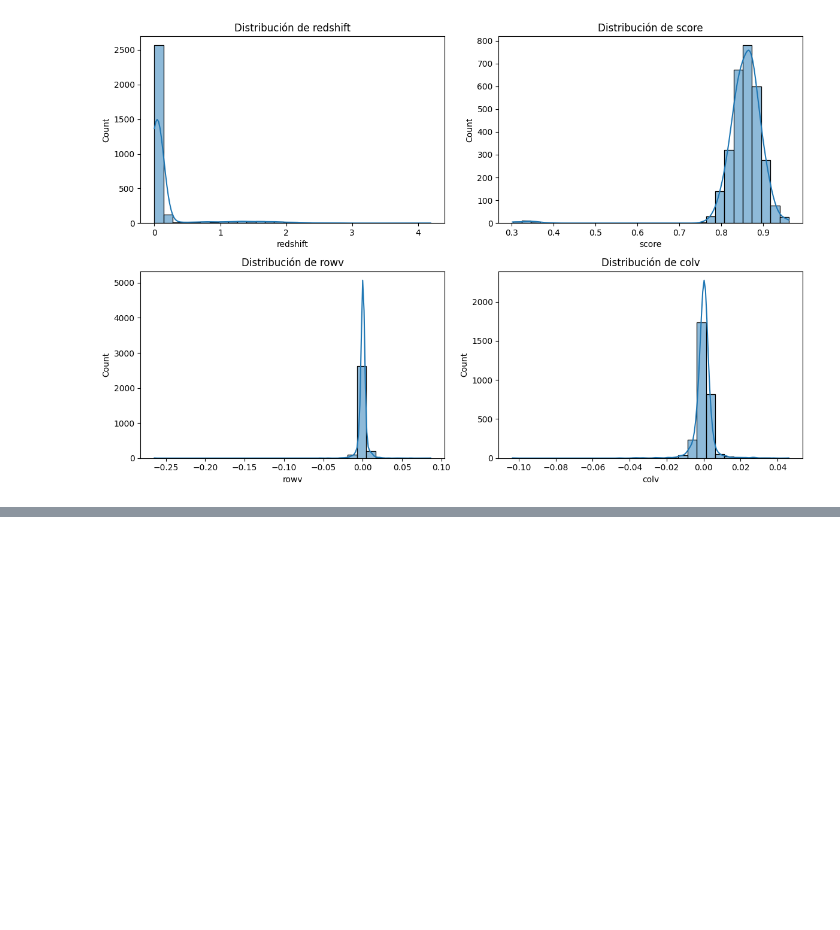
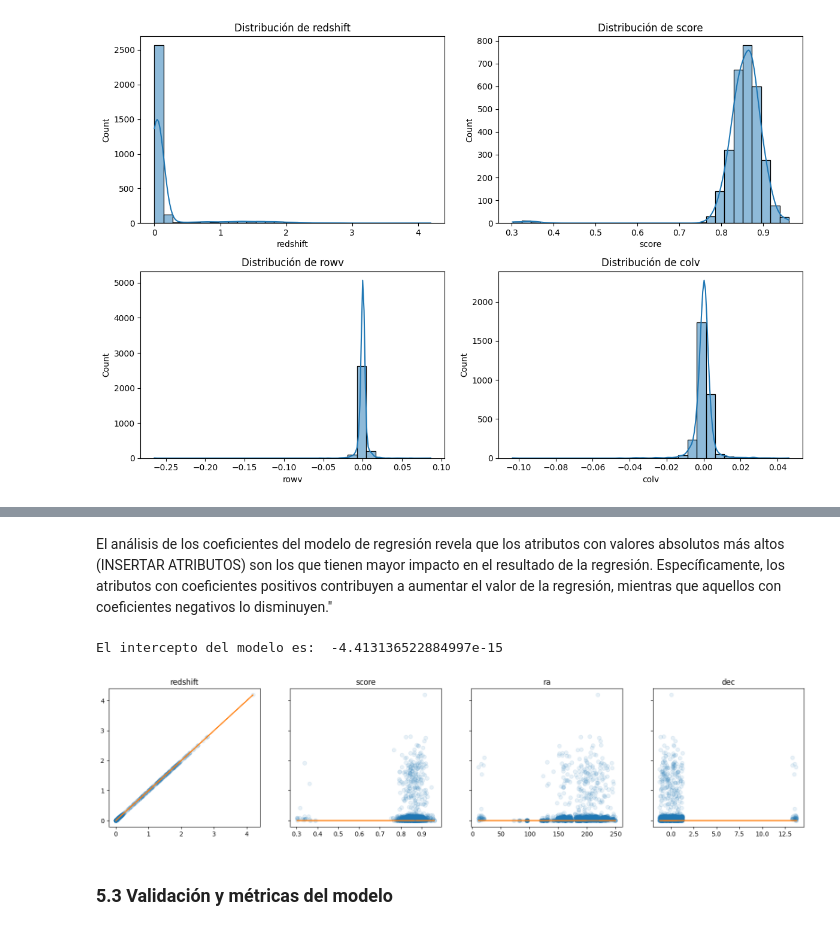
Before and after one commit to Paulina-A-V/Laboratorio, a Jupyter notebook: notebook lab 1.ipynb, the cells around one changed output, grey strips where cells are left out. Cells and saved outputs as stored; diff of their text form; code cells hidden in the pictures; blank space fills up the shorter version.

Commit message:
Modelo creado. Problemas con los resultados

```diff
--- a/notebook lab 1.ipynb
+++ b/notebook lab 1.ipynb
@@ -320,0 +336,9 @@ a.describe()
+# %%
+# Separamos el conjunto de datos etiquetado en dos partes: entrenamiento y prueba
+features= ["redshift","score","ra","dec"]
+
+X_train, X_test, y_train, y_test = train_test_split(a[features], a['redshift'], test_size = 0.2, random_state = 1)
+
+# Visualizamos las dimensiones de los conjuntos de datos
+X_train.shape, y_train.shape
+X_test.shape, y_test.shape
@@ -320,0 +349,4 @@ a.describe()
+# %%
+regression = LinearRegression()
+regression.fit(X_train, y_train)
+y_pred = regression.predict(X_train)
@@ -320,0 +365,22 @@ a.describe()
+# %% [markdown]
+El análisis de los coeficientes del modelo de regresión revela que los atributos con valores absolutos más altos (INSERTAR ATRIBUTOS) son los que tienen mayor impacto en el resultado de la regresión. Específicamente, los atributos con coeficientes positivos contribuyen a aumentar el valor de la regresión, mientras que aquellos con coeficientes negativos lo disminuyen."
+# %%
+# Se obtiene el intercepto de la regresión
+
+print("El intercepto del modelo es: ", regression.intercept_)
+f, axs = plt.subplots(1, len(features), sharey=True, figsize=(20, 4))
+
+for i in range(len(features)):
+    col = features[i]
+    x = X_train[col].astype(float)
+    m = regression.coef_[i]
+    b = regression.intercept_
+
+    axs[i].plot(x, y_train, "o", alpha=0.1)
+    axs[i].plot(x, x * m + b)
+    axs[i].set_title(col)
+# %% [output]
+El intercepto del modelo es:  -4.413136522884997e-15
+[figure, added]
+# %% [markdown]
+### 5.3 Validación y métricas del modelo
```
Also changed, not shown: parts of 13 cells of this notebook.
